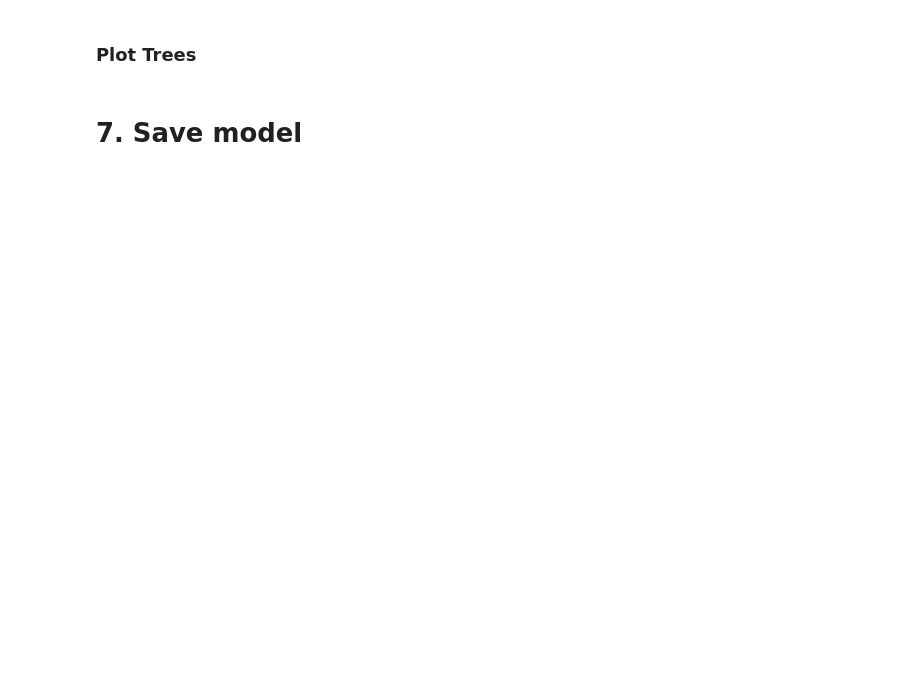
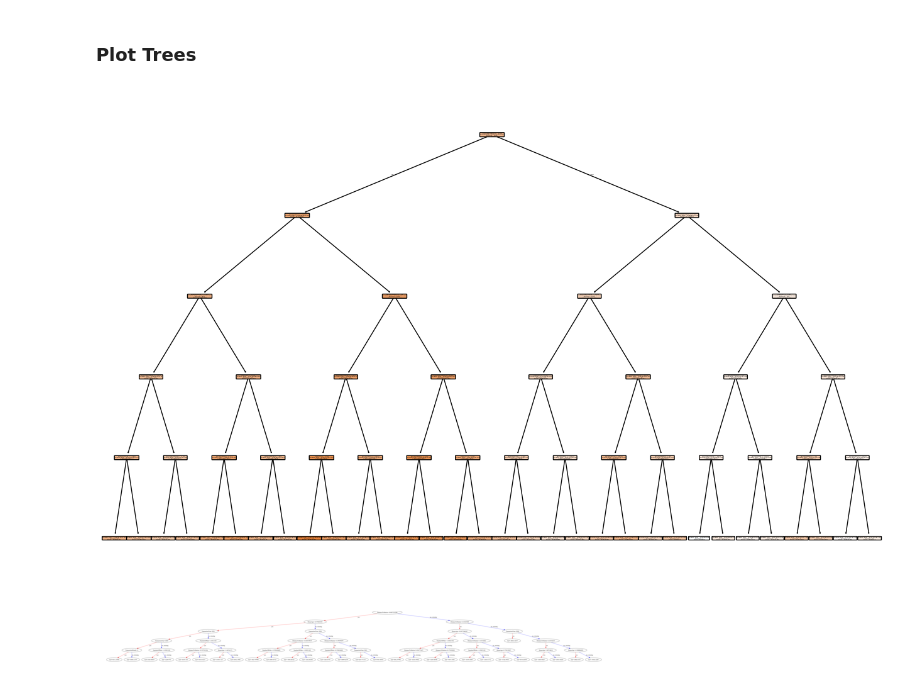
Before and after one commit to hypergalois/HousePricePredictionAPI, a Jupyter notebook: 4.Evaluation.ipynb, the cells around one changed output. Saved outputs shown, nothing was run; the diff lists cells and outputs as text; code cells hidden in the pictures; blank space fills up the shorter version.

Commit message:
Visualization for feature importances and trees added

```diff
--- a/4.Evaluation.ipynb
+++ b/4.Evaluation.ipynb
@@ -293,4 +370,2 @@ np.float64(0.9999999999999999)
 # %% [markdown]
 ### Plot Trees
-# %% [markdown]
-# 7. Save model
@@ -296,0 +374,13 @@ np.float64(0.9999999999999999)
+# %%
+one_tree = fit_models["random_forest"].best_estimator_["transformedtargetregressor"].regressor_.estimators_[23]
+# %%
+plt.figure(figsize=(16, 10))
+plot_tree(
+    one_tree,
+    feature_names=columnas,
+    filled=True,
+    rounded=True
+)
+plt.show()
+# %% [output]
+[figure, added]
@@ -296,0 +391,6 @@ np.float64(0.9999999999999999)
+# %%
+# Para graficar el primer árbol (num_trees=0):
+xgb.plot_tree(xgb_fitted, num_trees=0)
+plt.show()
+# %% [output]
+[figure, added]
```
Also changed, not shown: parts of 7 cells of this notebook.
